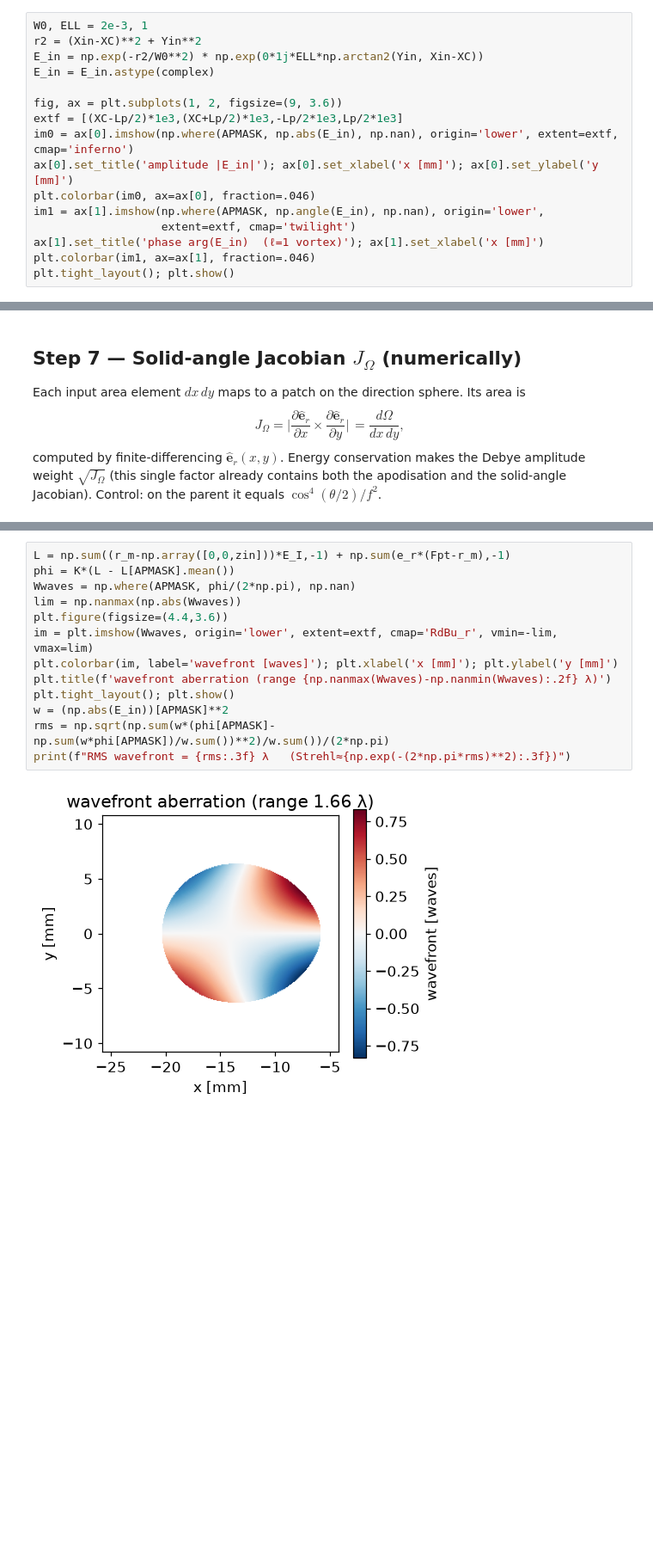
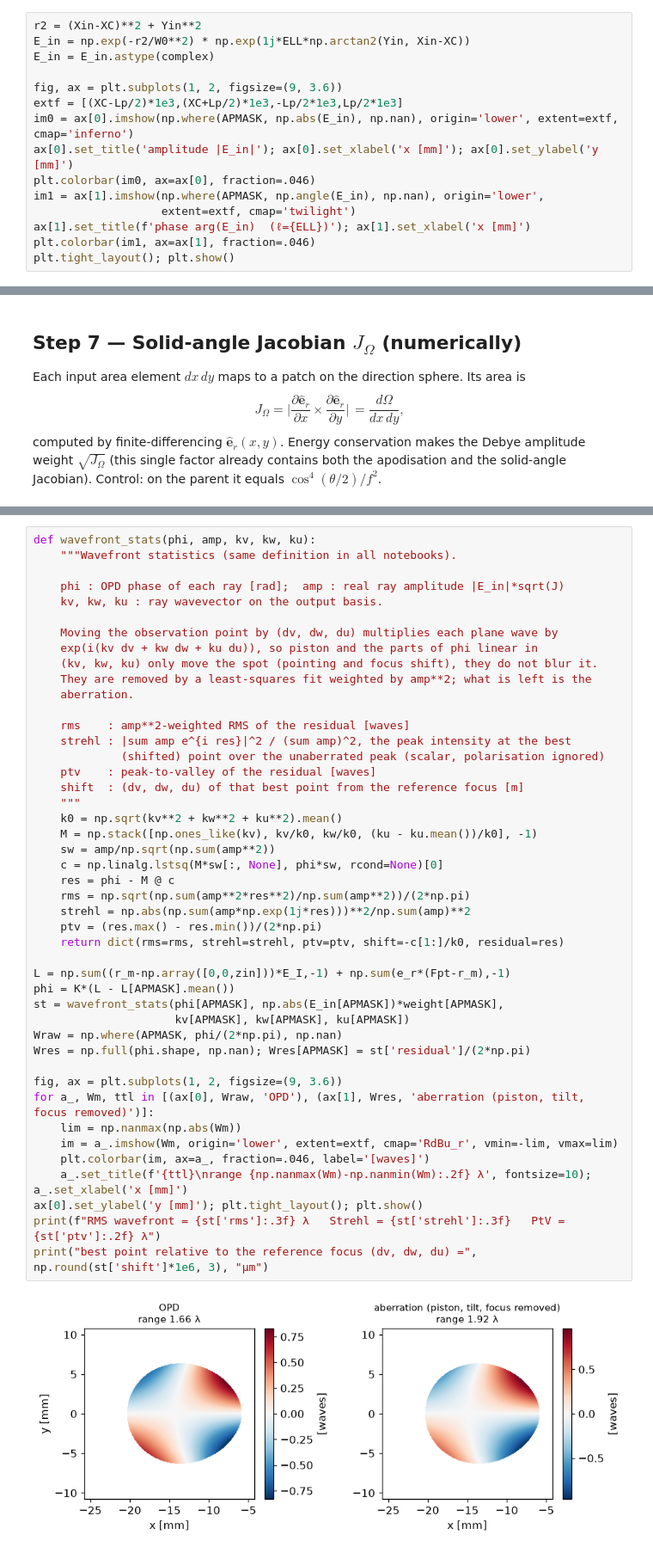
Before and after one commit to bruhduh726/90-degrees-off-axis-parabolic-mirror-aberrations, a Jupyter notebook: OAP_method_stepbystep.ipynb, the cells around one changed output, grey strips where cells are left out. Shown at 86% size. Cells and saved outputs as stored; diff of their text form; blank space fills up the shorter version.

```diff
--- a/OAP_method_stepbystep.ipynb
+++ b/OAP_method_stepbystep.ipynb
@@ -188,7 +214,6 @@ $(x_c,y_c)=(X_C,0)$; here $\ell=1$.
 # %%
-W0, ELL = 2e-3, 1
 r2 = (Xin-XC)**2 + Yin**2
-E_in = np.exp(-r2/W0**2) * np.exp(0*1j*ELL*np.arctan2(Yin, Xin-XC))
+E_in = np.exp(-r2/W0**2) * np.exp(1j*ELL*np.arctan2(Yin, Xin-XC))
 E_in = E_in.astype(complex)
 
 fig, ax = plt.subplots(1, 2, figsize=(9, 3.6))
@@ -198,7 +223,7 @@ ax[0].set_title('amplitude |E_in|'); ax[0].set_xlabel('x [mm]'); ax[0].set_ylabe
 plt.colorbar(im0, ax=ax[0], fraction=.046)
 im1 = ax[1].imshow(np.where(APMASK, np.angle(E_in), np.nan), origin='lower',
                    extent=extf, cmap='twilight')
-ax[1].set_title('phase arg(E_in)  (ℓ=1 vortex)'); ax[1].set_xlabel('x [mm]')
+ax[1].set_title(f'phase arg(E_in)  (ℓ={ELL})'); ax[1].set_xlabel('x [mm]')
 plt.colorbar(im1, ax=ax[1], fraction=.046)
 plt.tight_layout(); plt.show()
 # %% [output]
@@ -378,15 +421,47 @@ Flat for a perfectly aligned OAP; the tilt here shows up as **coma**.
 # %%
+def wavefront_stats(phi, amp, kv, kw, ku):
+    """Wavefront statistics (same definition in all notebooks).
+
+    phi : OPD phase of each ray [rad];  amp : real ray amplitude |E_in|*sqrt(J)
+    kv, kw, ku : ray wavevector on the output basis.
+
+    Moving the observation point by (dv, dw, du) multiplies each plane wave by
+    exp(i(kv dv + kw dw + ku du)), so piston and the parts of phi linear in
+    (kv, kw, ku) only move the spot (pointing and focus shift), they do not blur it.
+    They are removed by a least-squares fit weighted by amp**2; what is left is the
+    aberration.
+
+    rms    : amp**2-weighted RMS of the residual [waves]
+    strehl : |sum amp e^{i res}|^2 / (sum amp)^2, the peak intensity at the best
+             (shifted) point over the unaberrated peak (scalar, polarisation ignored)
+    ptv    : peak-to-valley of the residual [waves]
+    shift  : (dv, dw, du) of that best point from the reference focus [m]
+    """
+    k0 = np.sqrt(kv**2 + kw**2 + ku**2).mean()
+    M = np.stack([np.ones_like(kv), kv/k0, kw/k0, (ku - ku.mean())/k0], -1)
+    sw = amp/np.sqrt(np.sum(amp**2))
+    c = np.linalg.lstsq(M*sw[:, None], phi*sw, rcond=None)[0]
+    res = phi - M @ c
+    rms = np.sqrt(np.sum(amp**2*res**2)/np.sum(amp**2))/(2*np.pi)
+    strehl = np.abs(np.sum(amp*np.exp(1j*res)))**2/np.sum(amp)**2
+    ptv = (res.max() - res.min())/(2*np.pi)
+    return dict(rms=rms, strehl=strehl, ptv=ptv, shift=-c[1:]/k0, residual=res)
+
 L = np.sum((r_m-np.array([0,0,zin]))*E_I,-1) + np.sum(e_r*(Fpt-r_m),-1)
 phi = K*(L - L[APMASK].mean())
-Wwaves = np.where(APMASK, phi/(2*np.pi), np.nan)
-lim = np.nanmax(np.abs(Wwaves))
-plt.figure(figsize=(4.4,3.6))
-im = plt.imshow(Wwaves, origin='lower', extent=extf, cmap='RdBu_r', vmin=-lim, vmax=lim)
-plt.colorbar(im, label='wavefront [waves]'); plt.xlabel('x [mm]'); plt.ylabel('y [mm]')
-plt.title(f'wavefront aberration (range {np.nanmax(Wwaves)-np.nanmin(Wwaves):.2f} λ)')
-plt.tight_layout(); plt.show()
-w = (np.abs(E_in))[APMASK]**2
-rms = np.sqrt(np.sum(w*(phi[APMASK]-np.sum(w*phi[APMASK])/w.sum())**2)/w.sum())/(2*np.pi)
-print(f"RMS wavefront = {rms:.3f} λ   (Strehl≈{np.exp(-(2*np.pi*rms)**2):.3f})")
+st = wavefront_stats(phi[APMASK], np.abs(E_in[APMASK])*weight[APMASK],
+                     kv[APMASK], kw[APMASK], ku[APMASK])
+Wraw = np.where(APMASK, phi/(2*np.pi), np.nan)
+Wres = np.full(phi.shape, np.nan); Wres[APMASK] = st['residual']/(2*np.pi)
+
+fig, ax = plt.subplots(1, 2, figsize=(9, 3.6))
+for a_, Wm, ttl in [(ax[0], Wraw, 'OPD'), (ax[1], Wres, 'aberration (piston, tilt, focus removed)')]:
+    lim = np.nanmax(np.abs(Wm))
+    im = a_.imshow(Wm, origin='lower', extent=extf, cmap='RdBu_r', vmin=-lim, vmax=lim)
+    plt.colorbar(im, ax=a_, fraction=.046, label='[waves]')
+    a_.set_title(f'{ttl}\nrange {np.nanmax(Wm)-np.nanmin(Wm):.2f} λ', fontsize=10); a_.set_xlabel('x [mm]')
+ax[0].set_ylabel('y [mm]'); plt.tight_layout(); plt.show()
+print(f"RMS wavefront = {st['rms']:.3f} λ   Strehl = {st['strehl']:.3f}   PtV = {st['ptv']:.2f} λ")
+print("best point relative to the reference focus (dv, dw, du) =", np.round(st['shift']*1e6, 3), "µm")
 # %% [output]
-[figure, old version]
+[figure, new version]
```
Also changed, not shown: parts of 15 cells of this notebook, 5 other files.
